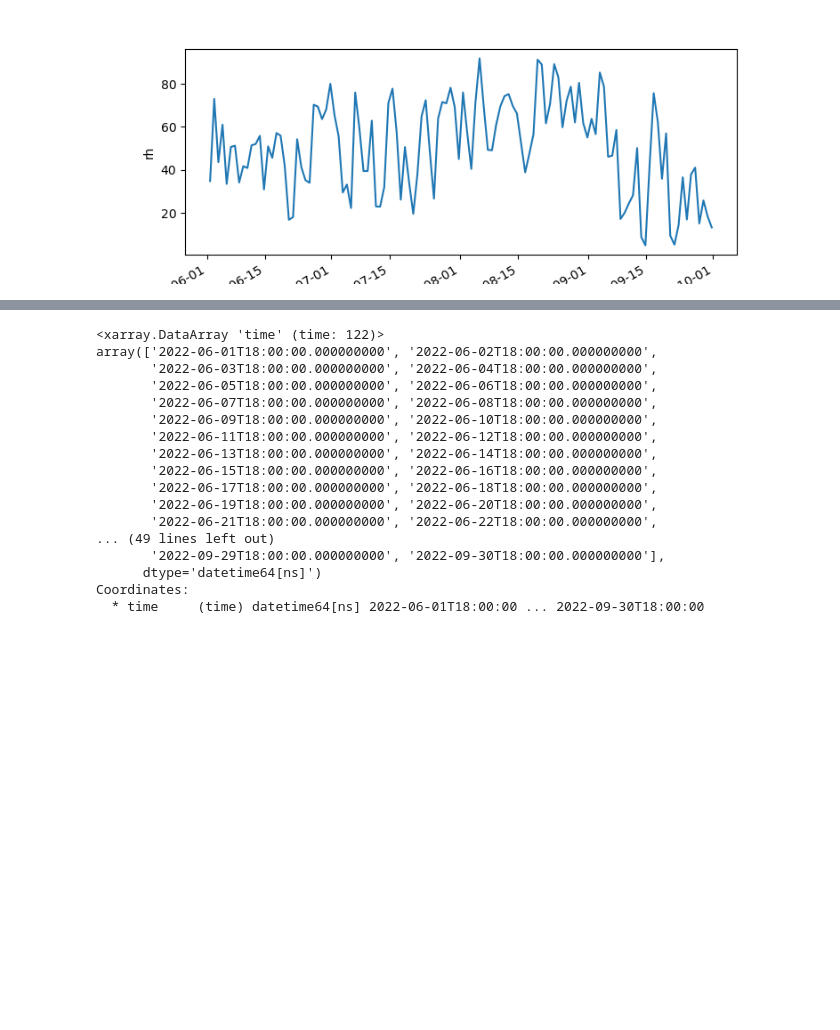
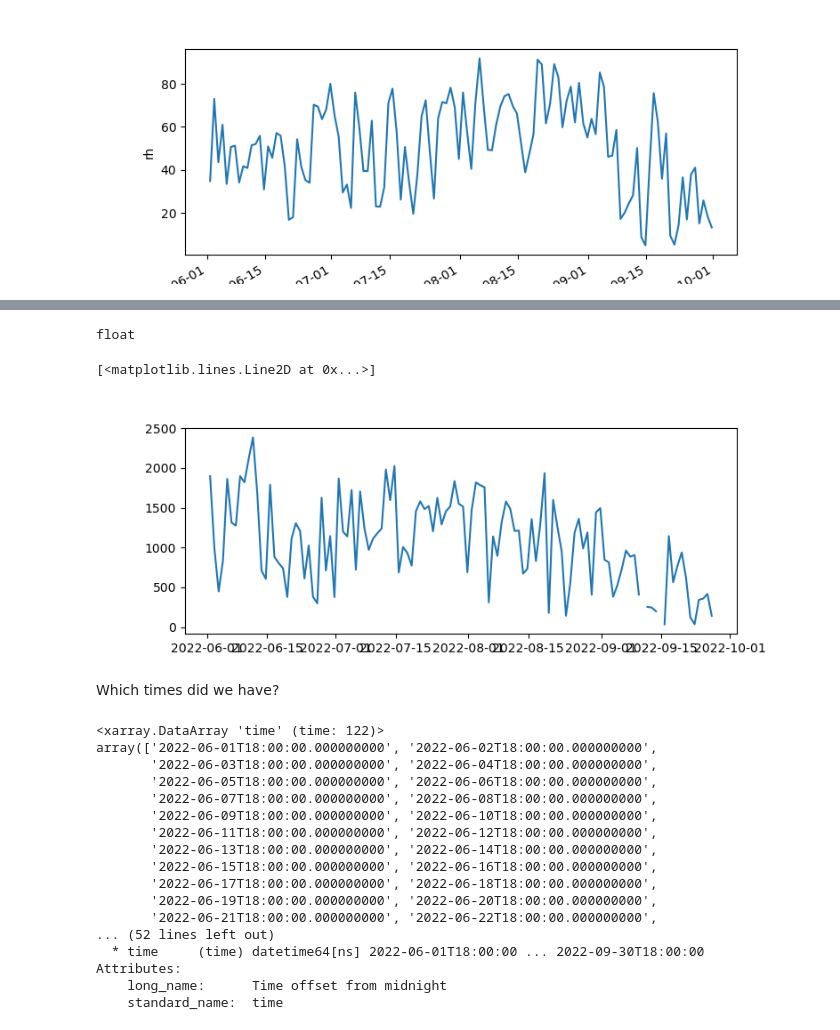
Before and after one commit to deeplycloudy/TRACER-PAWS-NEXRAD-LMA, a Jupyter notebook: notebooks/arm-interp-sonde-read.ipynb, the cells around one changed output, grey strips where cells are left out. Cells and saved outputs as stored; diff of their text form; code cells hidden in the pictures; blank space fills up the shorter version.

```diff
--- a/notebooks/arm-interp-sonde-read.ipynb
+++ b/notebooks/arm-interp-sonde-read.ipynb
@@ -126,0 +185,35 @@ avg_lower_free_trop_rh[time_18Z_slice].to_dataframe().to_csv('/Users/ebruning/Do
+# %%
+# ECAPE fails if there are nan at the end of the array
+good_pressures = slice(None, mean_100_idx)
+this_calc_ecape = partial(calc_ecape, height[good_pressures], cape_type='mixed_layer')
+# %%
+ecapes = starmap(this_calc_ecape, zip(
+                pressure[time_18Z_slice,good_pressures],
+                temperature[time_18Z_slice,good_pressures],
+                specific_humidity[time_18Z_slice,good_pressures],
+                u_wind[time_18Z_slice,good_pressures],
+                v_wind[time_18Z_slice,good_pressures])
+           )
+ecapes = list(ecapes)
+# %%
+times = ds_hourly.time[time_18Z_slice]
+# %%
+type(1.0)
+# %% [output]
+float
+# %%
+def fixnan(ecapes):
+    for ec in ecapes:
+        if type(ec) == type(1.0):
+            yield units.pint.Quantity(np.nan, 'J/kg')
+        else:
+            yield ec
+ecapes = units.pint.Quantity.from_list([ec for ec in fixnan(ecapes) ])
+# %%
+fig,ax=plt.subplots(1,1, figsize=(8,3))
+ax.plot(times, ecapes)
+# avg_lower_free_trop_rh[time_18Z_slice].plot()
+# avg_lower_free_trop_rh[time_18Z_slice].to_dataframe().to_csv('/Users/ebruning/Documents/Publications/TRACER-tracking-dualpol-ltg/arm_rh_700_500.csv')
+# %% [output]
+[<matplotlib.lines.Line2D at 0x...>]
+[figure, added]
@@ -127,5 +223,7 @@ avg_lower_free_trop_rh[time_18Z_slice].to_dataframe().to_csv('/Users/ebruning/Do
+# %% [markdown]
+Which times did we have?
 # %%
-ds_hourly.time[time_18Z_slice]
+times
 # %% [output]
 <xarray.DataArray 'time' (time: 122)>
 array(['2022-06-01T18:00:00.000000000', '2022-06-02T18:00:00.000000000',
@@ -139,8 +237,8 @@ array(['2022-06-01T18:00:00.000000000', '2022-06-02T18:00:00.000000000',
        '2022-06-17T18:00:00.000000000', '2022-06-18T18:00:00.000000000',
        '2022-06-19T18:00:00.000000000', '2022-06-20T18:00:00.000000000',
        '2022-06-21T18:00:00.000000000', '2022-06-22T18:00:00.000000000',
-... (49 lines left out)
-       '2022-09-29T18:00:00.000000000', '2022-09-30T18:00:00.000000000'],
-      dtype='datetime64[ns]')
-Coordinates:
+... (52 lines left out)
   * time     (time) datetime64[ns] 2022-06-01T18:00:00 ... 2022-09-30T18:00:00
+Attributes:
+    long_name:      Time offset from midnight
+    standard_name:  time
```
Also changed, not shown: parts of 23 cells of this notebook, 1 other file.
